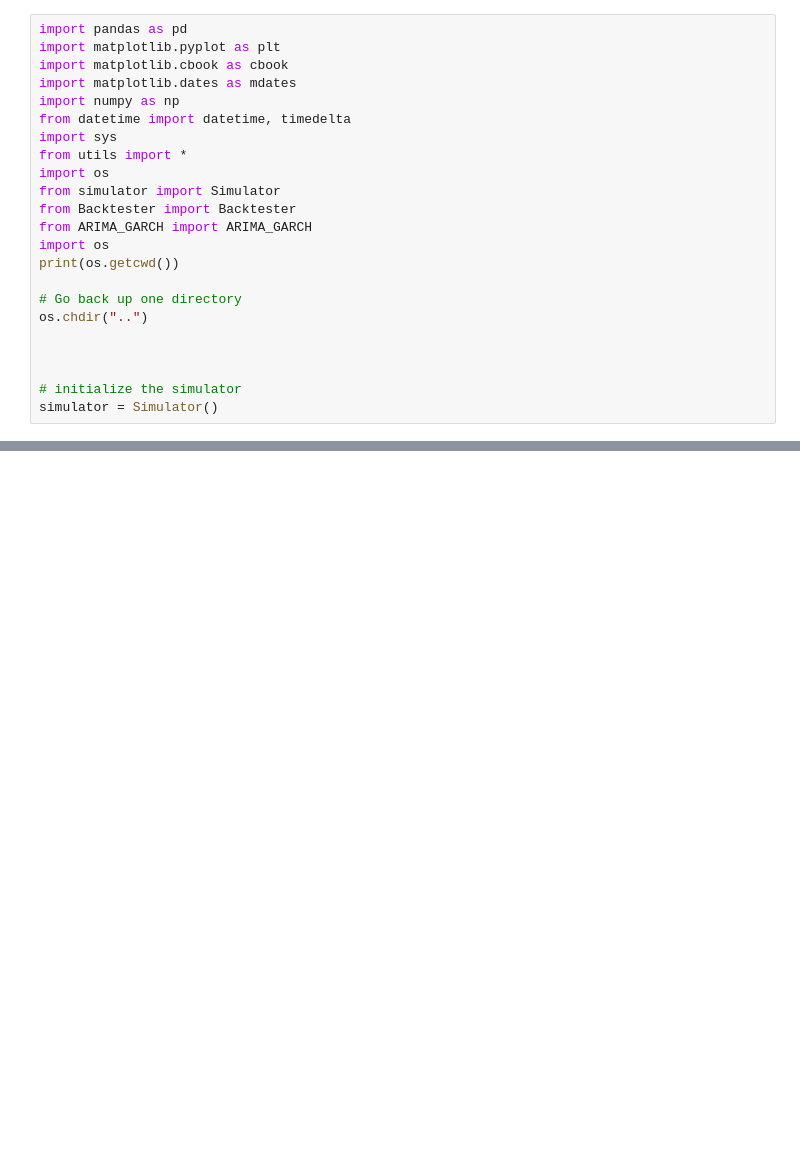
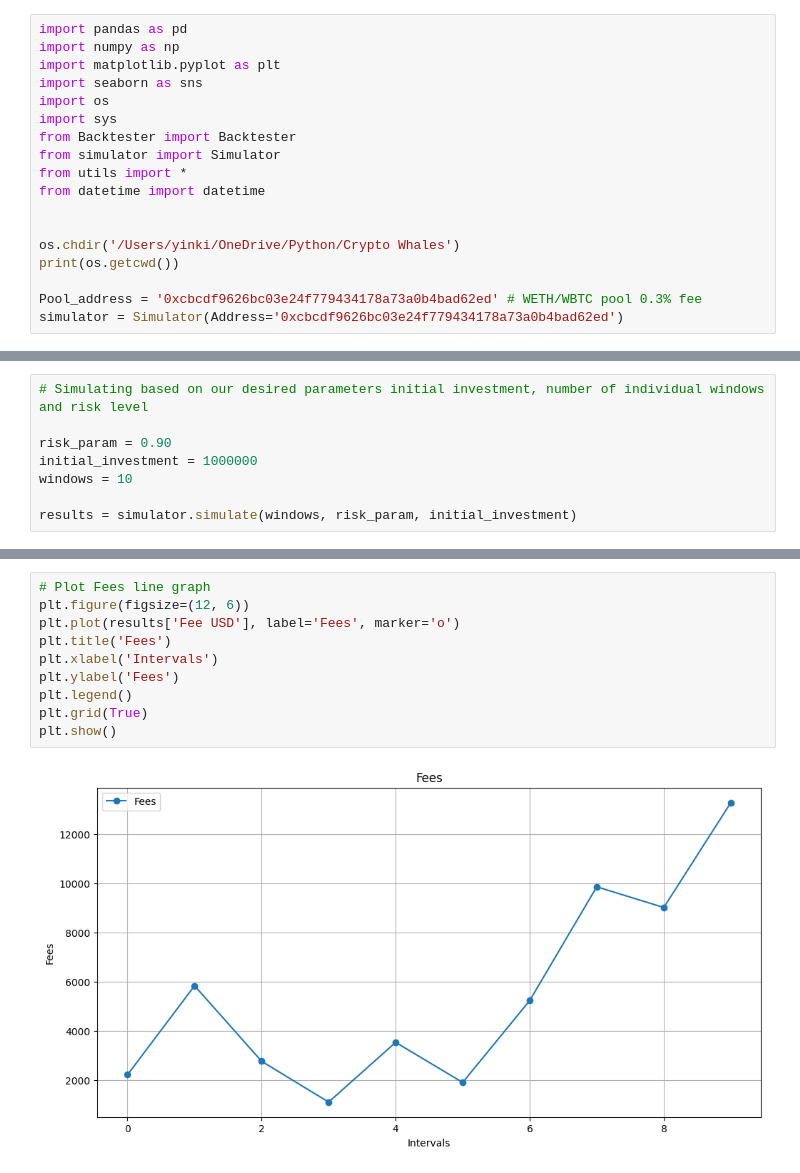
Before and after one commit to yinkiatho/ARIMA-GARCH-in-Uniswap-V3, a Jupyter notebook: src/main.ipynb, the cells around one changed output, grey strips where cells are left out. Cells and saved outputs as stored; diff of their text form; blank space fills up the shorter version.

Commit message:
initial notebook

```diff
--- a/src/main.ipynb
+++ b/src/main.ipynb
@@ -1,24 +1,19 @@
 # %%
 import pandas as pd
+import numpy as np
 import matplotlib.pyplot as plt
-import matplotlib.cbook as cbook
-import matplotlib.dates as mdates
-import numpy as np
-from datetime import datetime, timedelta
+import seaborn as sns
+import os
 import sys
+from Backtester import Backtester
+from simulator import Simulator
 from utils import *
-import os
-from simulator import Simulator
-from Backtester import Backtester
-from ARIMA_GARCH import ARIMA_GARCH
-import os
+from datetime import datetime
+
+
+os.chdir('/Users/yinki/OneDrive/Python/Crypto Whales')
 print(os.getcwd())
 
-# Go back up one directory
-os.chdir("..")
-
-
-
-# initialize the simulator
-simulator = Simulator()
+Pool_address = '0xcbcdf9626bc03e24f779434178a73a0b4bad62ed' # WETH/WBTC pool 0.3% fee
+simulator = Simulator(Address='0xcbcdf9626bc03e24f779434178a73a0b4bad62ed')
 # %% [output]
@@ -152,0 +43,8 @@ next
+# %%
+# Simulating based on our desired parameters initial investment, number of individual windows and risk level
+
+risk_param = 0.90
+initial_investment = 1000000
+windows = 10
+
+results = simulator.simulate(windows, risk_param, initial_investment)
@@ -152,0 +246,12 @@ next
+# %%
+# Plot Fees line graph
+plt.figure(figsize=(12, 6))
+plt.plot(results['Fee USD'], label='Fees', marker='o')
+plt.title('Fees')
+plt.xlabel('Intervals')
+plt.ylabel('Fees')
+plt.legend()
+plt.grid(True)
+plt.show()
+# %% [output]
+[figure, added]
```
Also changed, not shown: parts of 14 cells of this notebook, 5 other files.
